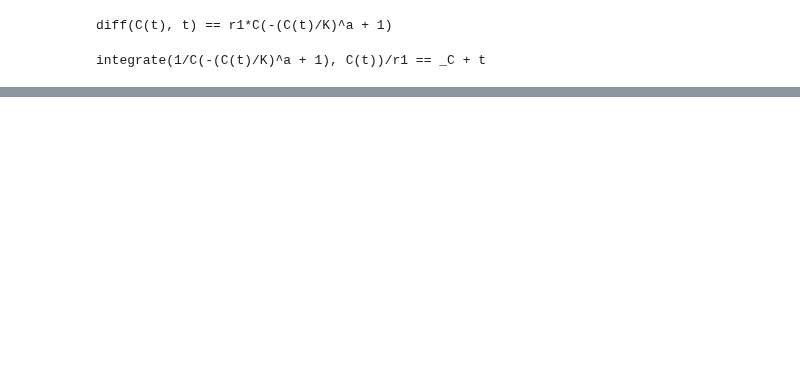
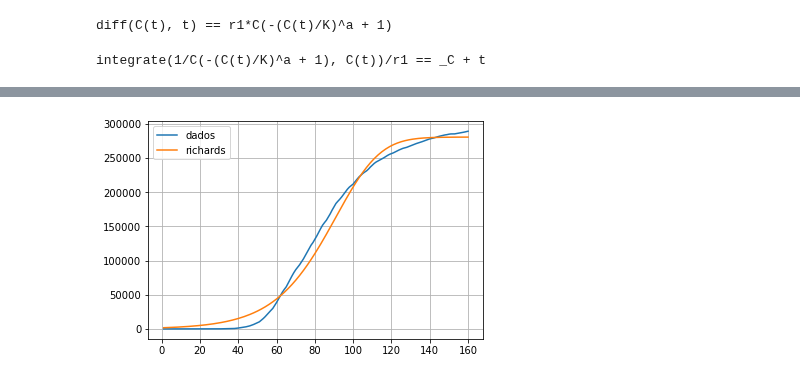
Before and after one commit to fccoelho/Modelagem-Matematica-IV, a Jupyter notebook: Planilhas Sage/Suplemento 3 - o Modelo de Richards.ipynb, the cells around one changed output, grey strips where cells are left out. Drawn from its saved outputs; the diff is of its cells as text; code cells hidden in the pictures; blank space fills up the shorter version.

```diff
--- a/Planilhas Sage/Suplemento 3 - o Modelo de Richards.ipynb
+++ b/Planilhas Sage/Suplemento 3 - o Modelo de Richards.ipynb
@@ -79,0 +184,3 @@ Na prática podemos igualar $L$ ao tamanho final da epidemia, e $t_j$ ao ponto d
+# %%
+trial = study.get_suggestion()
+trial.parameters
@@ -79,0 +196,19 @@ Na prática podemos igualar $L$ ao tamanho final da epidemia, e $t_j$ ao ponto d
+# %%
+s=1
+e=160
+for trial in study:
+    L = trial.parameters['L1']
+    tp = trial.parameters['tp1']
+    a = trial.parameters['a1']
+    b = trial.parameters['b1']
+    dado = df.loc[s:e].total_cases.values
+    sig = [rich(L,a,b,t,tp) for t in range(s,e)]
+
+    loss = sum((dado[s:e]-sig)**2)/(e-s)
+    study.add_observation(trial=trial,
+                          objective=loss,
+                          )
+    study.finalize(trial)
+# %%
+res = study.get_best_result()
+res
@@ -79,0 +227,9 @@ Na prática podemos igualar $L$ ao tamanho final da epidemia, e $t_j$ ao ponto d
+# %%
+sig = [rich(res['L1'],res['a1'],res['b1'],t,res['tp1']) for t in range(s,e+1)]
+# %%
+plt.plot(range(s,e+1),dado,label='dados')
+plt.plot(range(s,e+1),sig, label='richards')
+plt.grid()
+plt.legend();
+# %% [output]
+[figure, added]
```
Also changed, not shown: parts of 14 cells of this notebook, 1 other file.
